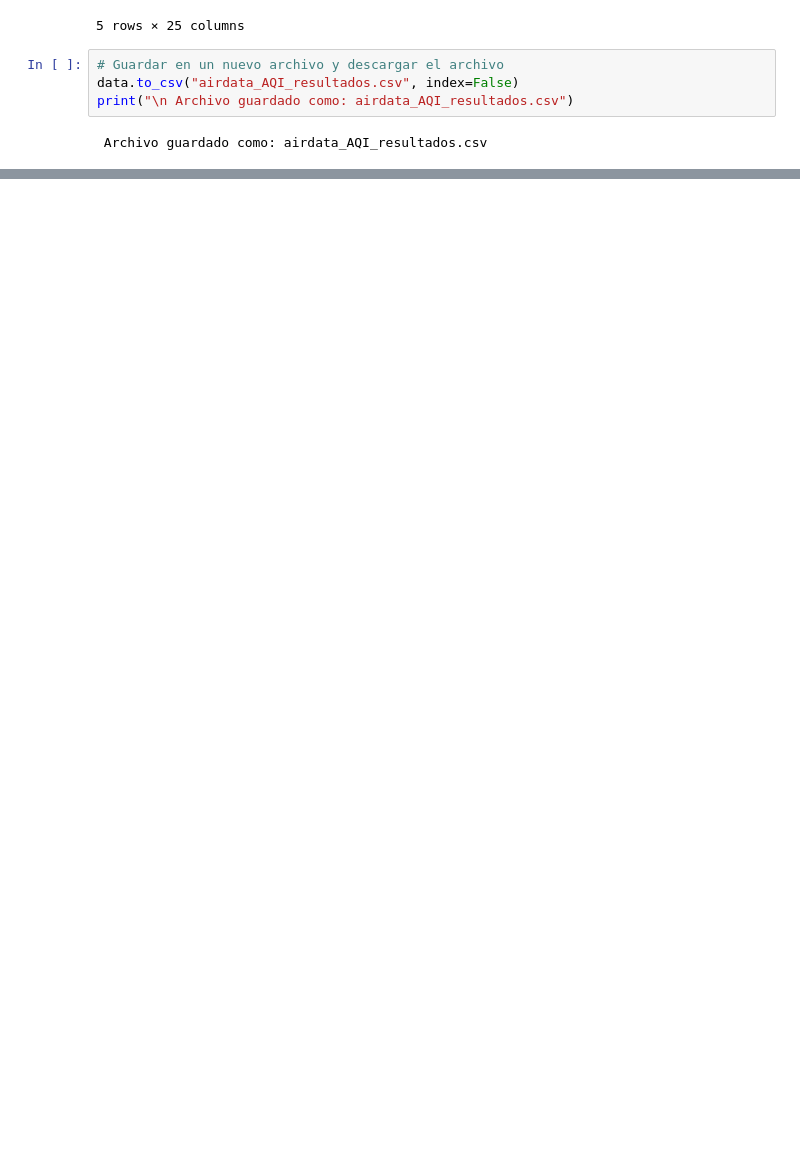
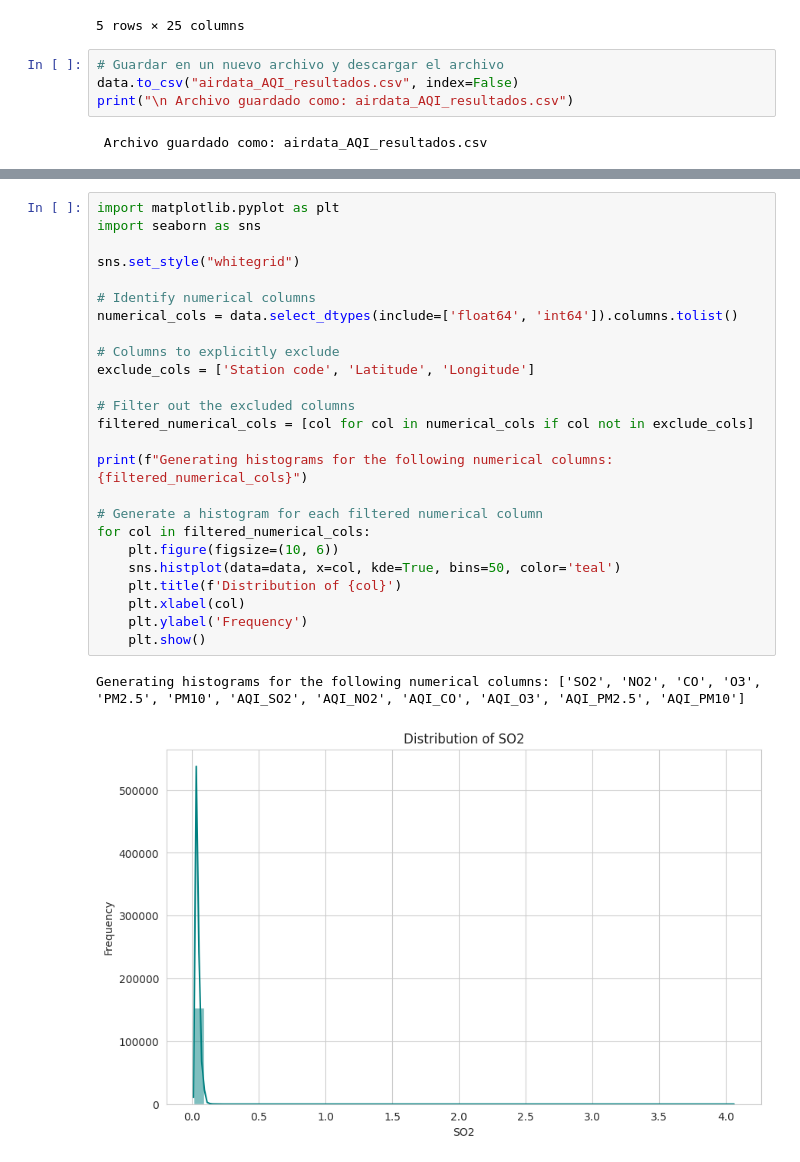
Before and after one commit to flatlalejo1982/Phase-4-Project-Execution, a Jupyter notebook: Phase_4.ipynb, the cells around one changed output, grey strips where cells are left out. Drawn from its saved outputs; the diff is of its cells as text; blank space fills up the shorter version.

```diff
--- a/Phase_4.ipynb
+++ b/Phase_4.ipynb
@@ -137,0 +148,28 @@ print("\n Archivo guardado como: airdata_AQI_resultados.csv")
+# %%
+import matplotlib.pyplot as plt
+import seaborn as sns
+
+sns.set_style("whitegrid")
+
+# Identify numerical columns
+numerical_cols = data.select_dtypes(include=['float64', 'int64']).columns.tolist()
+
+# Columns to explicitly exclude
+exclude_cols = ['Station code', 'Latitude', 'Longitude']
+
+# Filter out the excluded columns
+filtered_numerical_cols = [col for col in numerical_cols if col not in exclude_cols]
+
+print(f"Generating histograms for the following numerical columns: {filtered_numerical_cols}")
+
+# Generate a histogram for each filtered numerical column
+for col in filtered_numerical_cols:
+    plt.figure(figsize=(10, 6))
+    sns.histplot(data=data, x=col, kde=True, bins=50, color='teal')
+    plt.title(f'Distribution of {col}')
+    plt.xlabel(col)
+    plt.ylabel('Frequency')
+    plt.show()
+# %% [output]
+Generating histograms for the following numerical columns: ['SO2', 'NO2', 'CO', 'O3', 'PM2.5', 'PM10', 'AQI_SO2', 'AQI_NO2', 'AQI_CO', 'AQI_O3', 'AQI_PM2.5', 'AQI_PM10']
+[figure, added]
```
Also changed, not shown: parts of 5 cells of this notebook.
